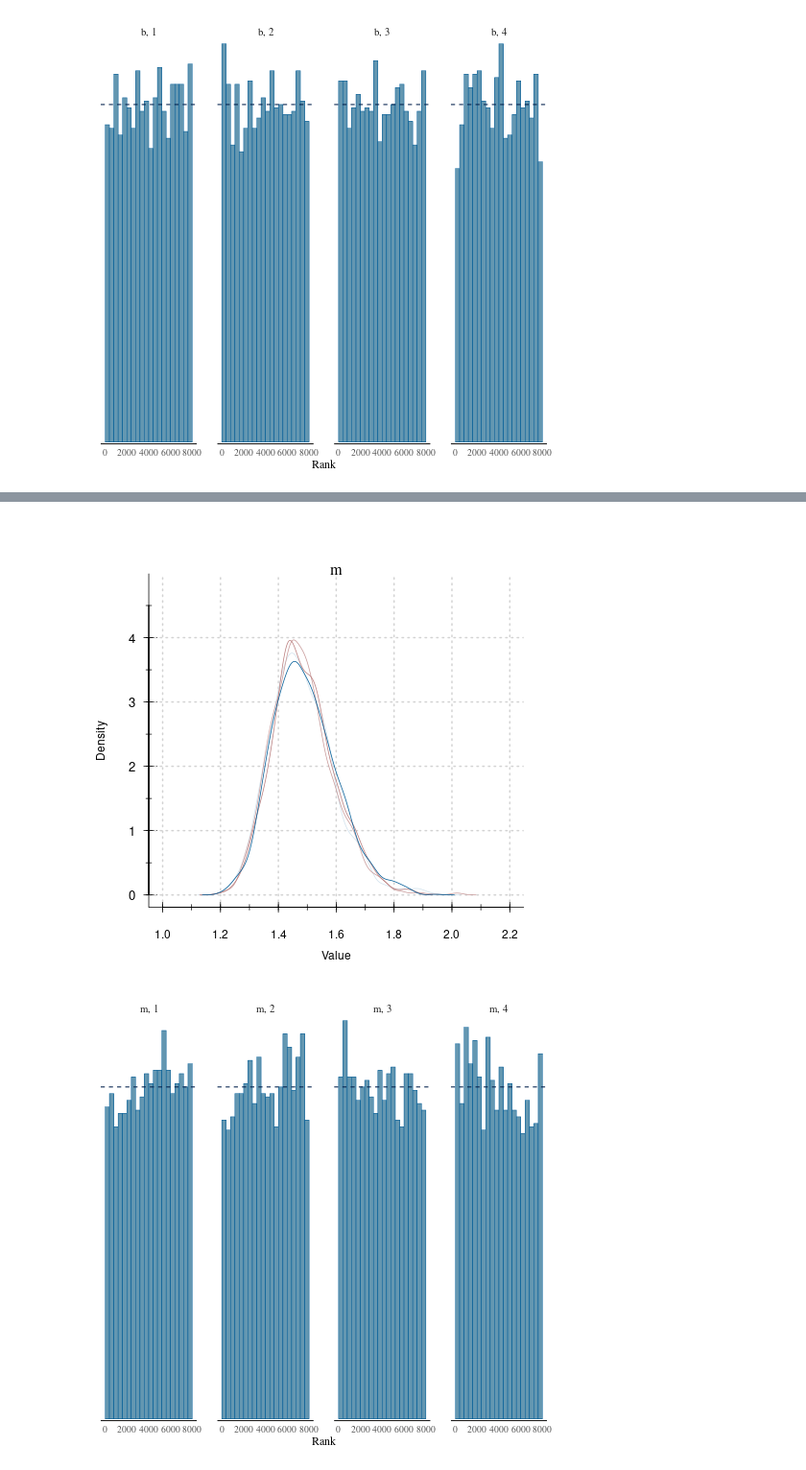
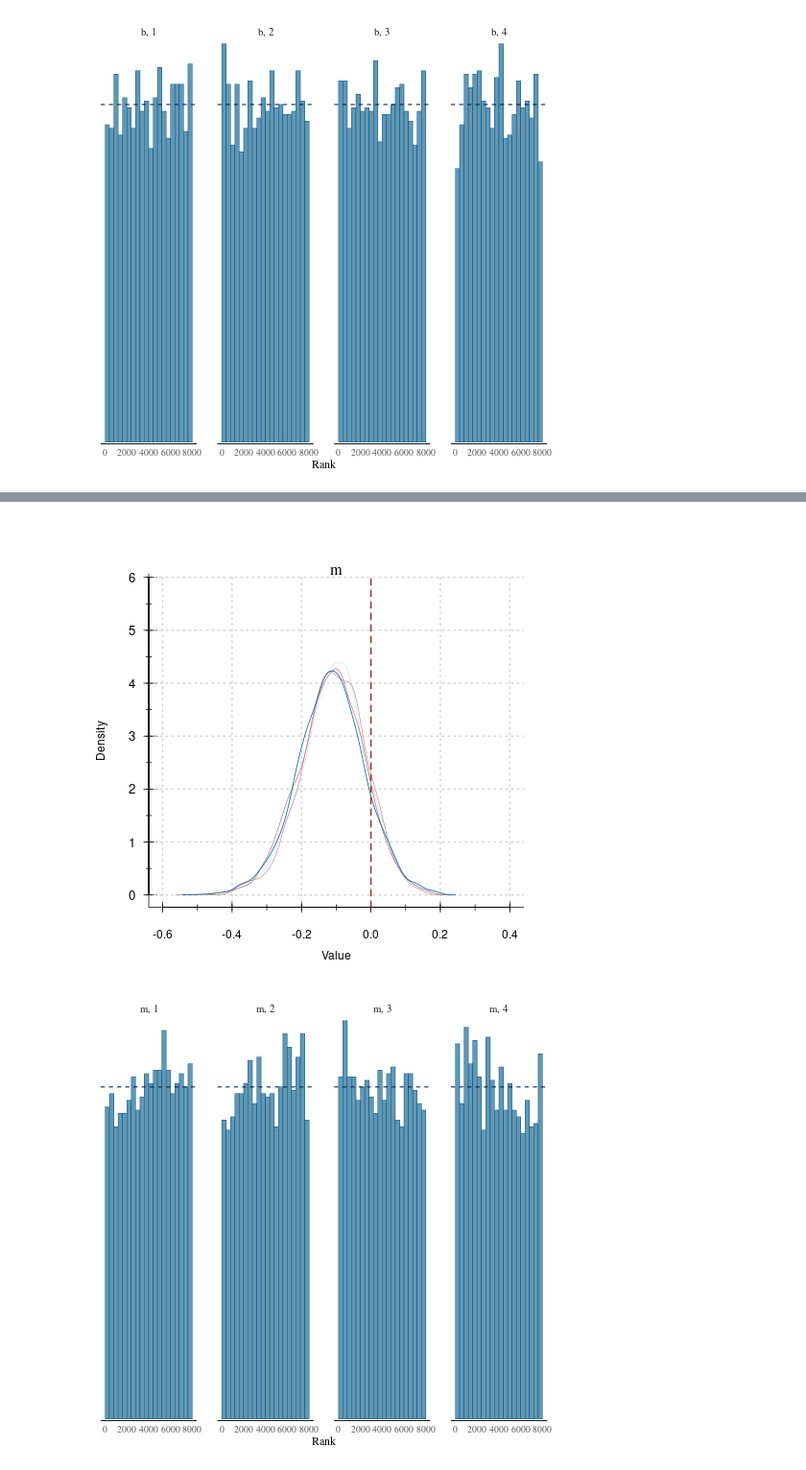
Before and after one commit to jhmorgan-netanomics/Netanomics_Analysts_Collaborative_Environment, a Jupyter notebook: Workflow_Demonstration/Analyses/Demonstration_Analysis.ipynb, the cells around one changed output, grey strips where cells are left out. Shown at 96% size. Saved outputs shown, nothing was run; the diff lists cells and outputs as text; code cells hidden in the pictures.

```diff
--- a/Workflow_Demonstration/Analyses/Demonstration_Analysis.ipynb
+++ b/Workflow_Demonstration/Analyses/Demonstration_Analysis.ipynb
@@ -474,17 +490,18 @@ Processing complete, no problems detected.
 # %%
 %%R
 #   Evaluating the Effect of Birth Order
+    load("Two_Moms_PosteriorList.Rdata")
     layout.matrix <- matrix(c(1), nrow = 1, ncol = 1)
     layout(mat = layout.matrix) # Widths of the two columns
     layout.show(n=2)
 
-    plot_list <- posterior_list[c(4)]
+    plot_list <- posterior_list[c(11)]
     plot_names <- c('m')
     for (i in seq_along(plot_list)){
       density_visualization(plot_names[[i]], plot_list[[i]])
     }
 # %% [output]
-[figure, old version]
+[figure, new version]
 # %%
 %%R
 #   Look at how the ranking of MCMC samples mixed between chains for Mother's Family Size.
```
Also changed, not shown: parts of 15 cells of this notebook, 2 other files.
